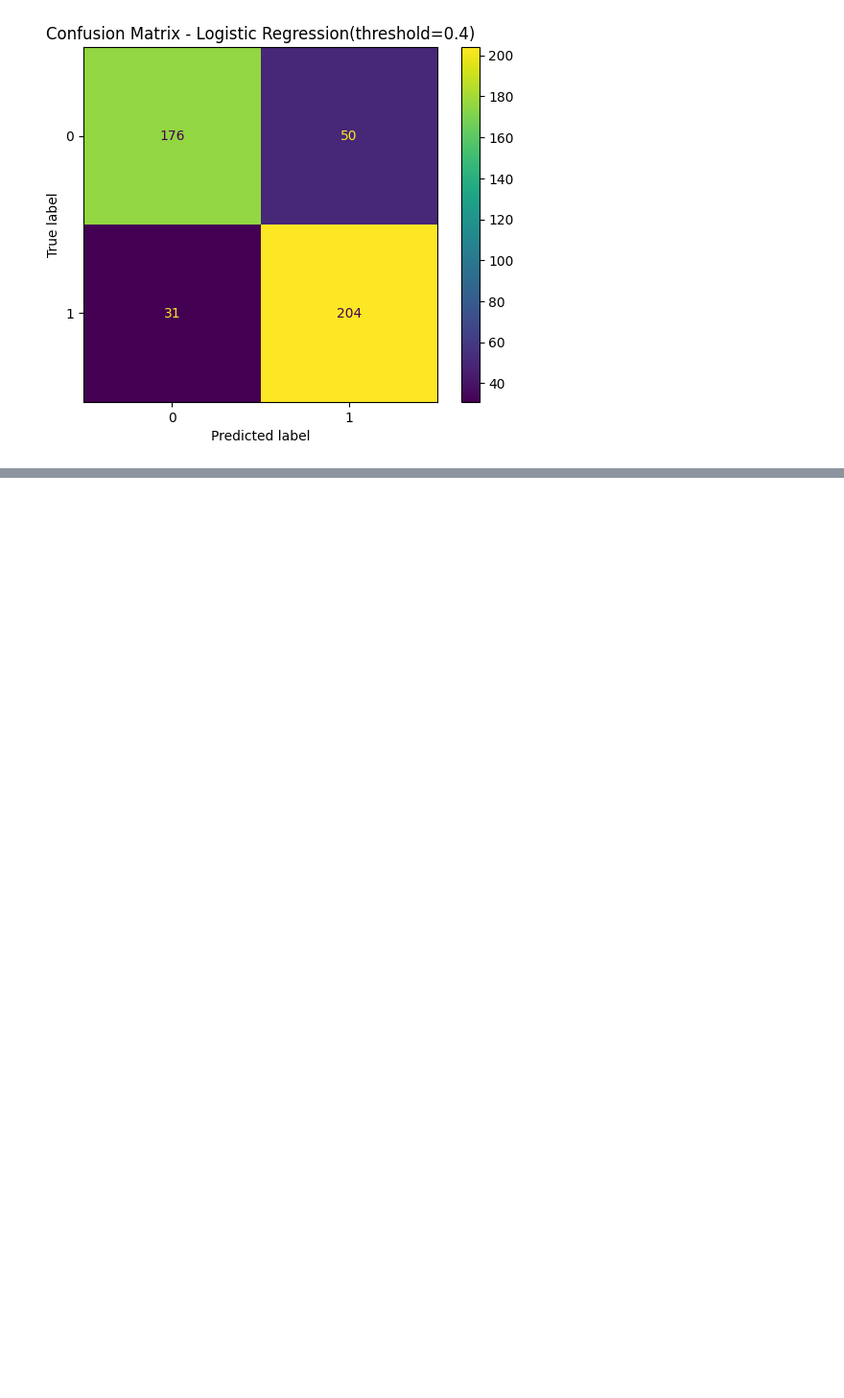
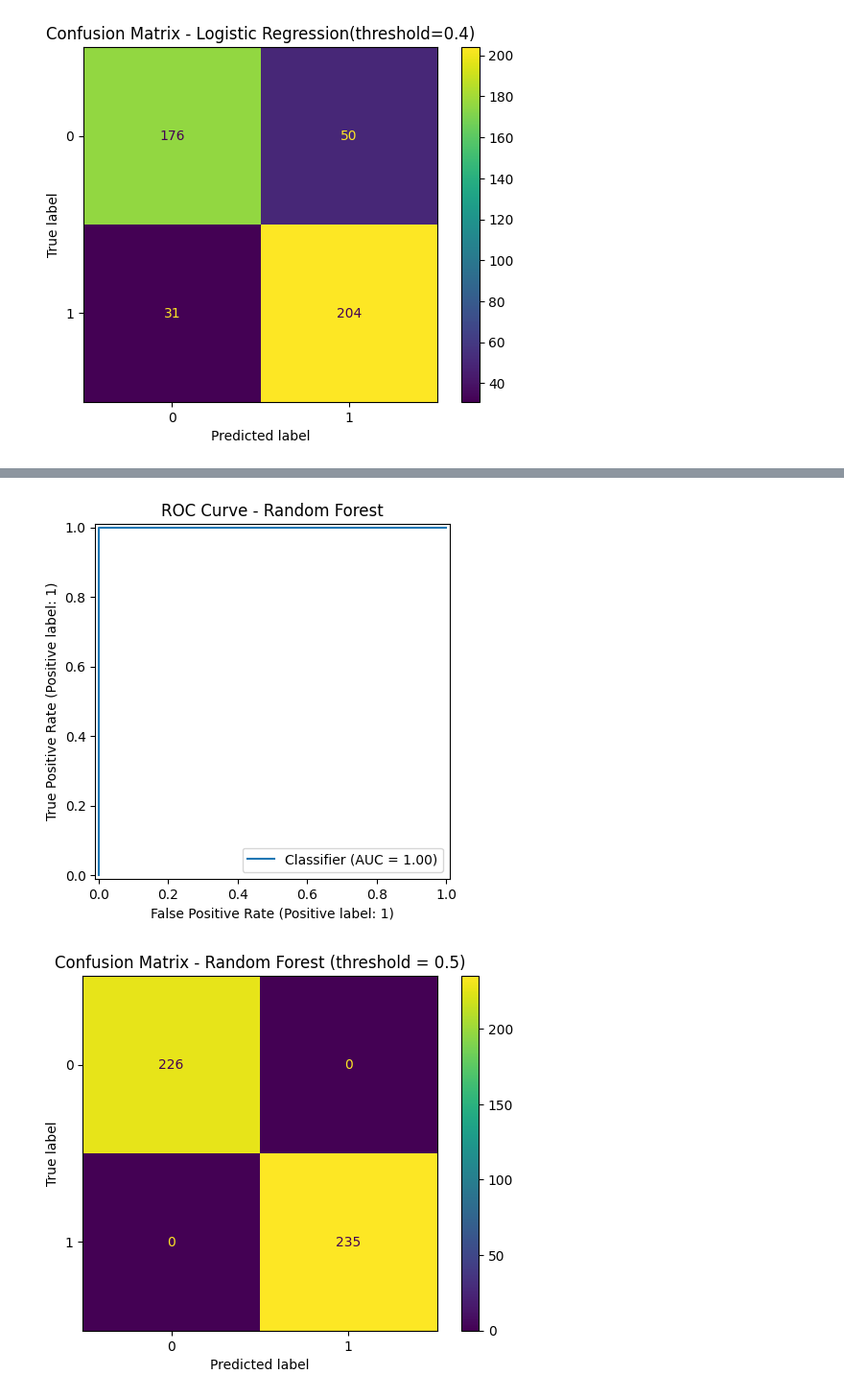
Before and after one commit to sabbir179/healthcare_risk_prediction, a Jupyter notebook: notebooks/01_eda.ipynb, the cells around one changed output, grey strips where cells are left out. Shown at 96% size. Cells and saved outputs as stored; diff of their text form; code cells hidden in the pictures; blank space fills up the shorter version.

Commit message:
update Random Foreset analysis

```diff
--- a/notebooks/01_eda.ipynb
+++ b/notebooks/01_eda.ipynb
@@ -115,5 +115,5 @@ Name: CKD_Status, dtype: float64
 
 We train a simple baseline model to predict CKD_Status and evaluate its performance.
 # %%
-X = df.drop(columns=["CKD_Status"])
+X = df.drop(columns=["CKD_Status", "Dialysis_Needed"])
 y = df["CKD_Status"]
@@ -222,0 +239,24 @@ plt.show
+# %%
+from sklearn.ensemble import RandomForestClassifier
+from sklearn.metrics import roc_auc_score, average_precision_score, classification_report
+
+
+# Random Forest model ( no scaling needed, but we keep pipeline cosistent)
+rf_pipe = Pipeline([
+    ("model", RandomForestClassifier(
+        n_estimators=400,
+        random_state=42,
+        class_weight="balanced_subsample"
+    ))
+])
+
+rf_pipe.fit(X_train, y_train)
+
+rf_proba = rf_pipe.predict_proba(X_test)[:,1]
+rf_pred_05 = (rf_proba >= 0.5).astype(int)
+
+
+print("Random Forest ROC-AUC:", roc_auc_score(y_test, rf_proba))
+print("Random Forest PR-AUC:", average_precision_score(y_test, rf_proba))
+print("\nClassification Report (threshold=0.5):\n", classification_report(y_test, rf_pred_05))
+print("\nConfusion Matrix (threshold=0.5:\n)", confusion_matrix(y_test, rf_pred_05))
@@ -222,0 +281,13 @@ plt.show
+# %%
+RocCurveDisplay.from_predictions(y_test, rf_pred_05)
+plt.title("ROC Curve - Random Forest")
+plt.show()
+
+
+
+ConfusionMatrixDisplay.from_predictions(y_test, rf_pred_05)
+plt.title("Confusion Matrix - Random Forest (threshold = 0.5)")
+plt.show()
+# %% [output]
+[figure, added]
+[figure, added]
```
Also changed, not shown: parts of 9 cells of this notebook.
